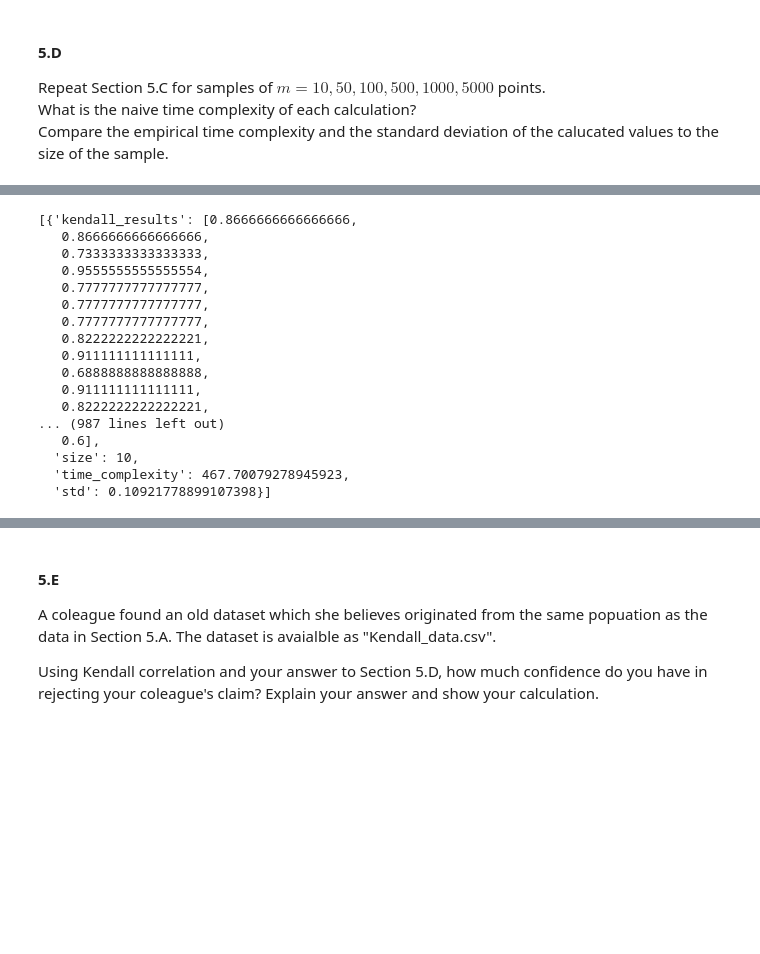
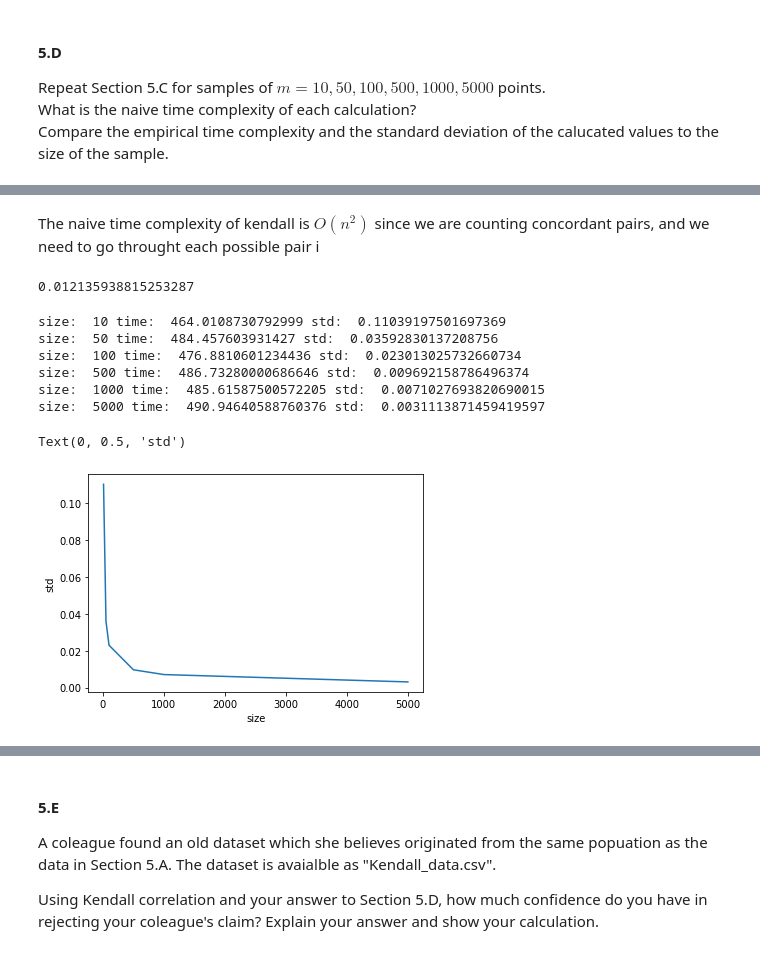
Before and after one commit to Alon-daniel/statistis, a Jupyter notebook: statistics/hw3/HW3_clean.ipynb, the cells around one changed output, grey strips where cells are left out. Cells and saved outputs as stored; diff of their text form; code cells hidden in the pictures; blank space fills up the shorter version.

```diff
--- a/statistics/hw3/HW3_clean.ipynb
+++ b/statistics/hw3/HW3_clean.ipynb
@@ -724,20 +763,30 @@ n:  10 round:  700
-# %%
-experiment_results
-# %% [output]
-[{'kendall_results': [0.8666666666666666,
-   0.8666666666666666,
-   0.7333333333333333,
-   0.9555555555555554,
-   0.7777777777777777,
-   0.7777777777777777,
-   0.7777777777777777,
-   0.8222222222222221,
-   0.911111111111111,
-   0.6888888888888888,
-   0.911111111111111,
-   0.8222222222222221,
-... (987 lines left out)
-   0.6],
-  'size': 10,
-  'time_complexity': 467.70079278945923,
-  'std': 0.10921778899107398}]
+# %% [markdown]
+The naive time complexity of kendall is $O(n^2)$ since we are counting concordant pairs, and we need to go throught each possible pair i
+# %%
+np.var(experiment_results[0]['kendall_results']) - np.var(experiment_results[4]['kendall_results'])
+# %% [output]
+0.012135938815253287
+# %%
+# list(map(lambda x : [x['size'], x['time_complexity']],experiment_results))
+X = []
+Y = []
+Z = []
+for res in experiment_results:
+    X.append(res['size'])
+    Y.append(np.std(res['kendall_results']))
+    Z.append(res['time_complexity'])
+    print('size: ', res['size'],           'time: ', res['time_complexity'],
+          'std: ',  np.std(res['kendall_results']))
+
+plt.plot(X,Y)
+plt.xlabel('size')
+plt.ylabel('std')
+# %% [output]
+size:  10 time:  464.0108730792999 std:  0.11039197501697369
+size:  50 time:  484.457603931427 std:  0.03592830137208756
+size:  100 time:  476.8810601234436 std:  0.023013025732660734
+size:  500 time:  486.73280000686646 std:  0.009692158786496374
+size:  1000 time:  485.61587500572205 std:  0.0071027693820690015
+size:  5000 time:  490.94640588760376 std:  0.0031113871459419597
+Text(0, 0.5, 'std')
+[figure, added]
```
Also changed, not shown: parts of 7 cells of this notebook, 1 other file.
